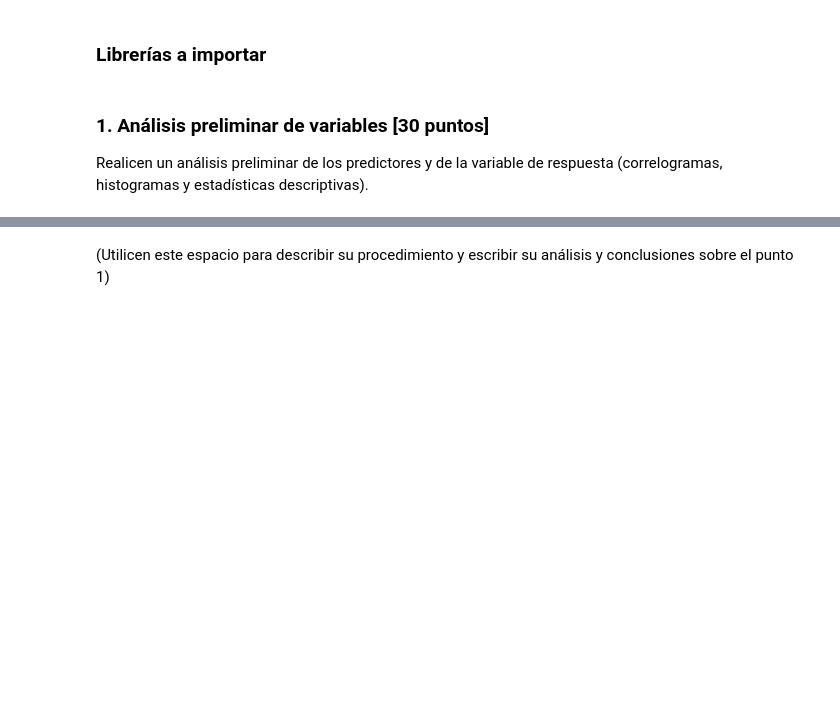
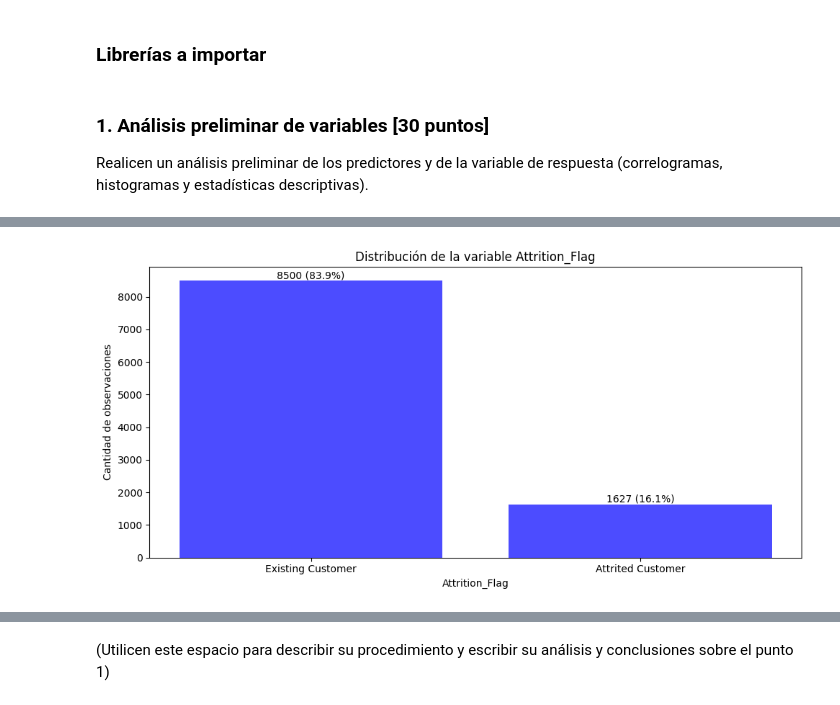
Before and after one commit to molinamarriott/DL-mlp, a Jupyter notebook: S2TCPEP2.ipynb, the cells around one changed output, grey strips where cells are left out. Drawn from its saved outputs; the diff is of its cells as text; code cells hidden in the pictures; blank space fills up the shorter version.

```diff
--- a/S2TCPEP2.ipynb
+++ b/S2TCPEP2.ipynb
@@ -56,3 +73,10 @@ from math import exp
 Realicen un análisis preliminar de los predictores y de la variable de respuesta (correlogramas, histogramas y estadísticas descriptivas).
 # %%
 # Utilicen este espacio para escribir los códigos del procedimiento del punto 1 ####
+
+df = pd.read_csv('BankChurners.csv')
+
+df = df.drop(columns=['Naive_Bayes_Classifier_Attrition_Flag_Card_Category_Contacts_Count_12_mon_Dependent_count_Education_Level_Months_Inactive_12_mon_1',
+                      'Naive_Bayes_Classifier_Attrition_Flag_Card_Category_Contacts_Count_12_mon_Dependent_count_Education_Level_Months_Inactive_12_mon_2'])
+
+df.dtypes
@@ -58,0 +101,29 @@ Realicen un análisis preliminar de los predictores y de la variable de respuest
+# %%
+import matplotlib.pyplot as plt
+
+# Contamos la frecuencia de cada clase
+counts = df['Attrition_Flag'].value_counts()
+labels = counts.index
+total = counts.sum()
+
+
+plt.figure(figsize=(10, 5))
+bars = plt.bar(labels, counts.values, color='blue', alpha=0.7)
+
+
+plt.title('Distribución de la variable Attrition_Flag')
+plt.xlabel('Attrition_Flag')
+plt.ylabel('Cantidad de observaciones')
+
+
+for bar, count in zip(bars, counts.values):
+    porcentaje = count / total * 100
+    plt.text(bar.get_x() + bar.get_width()/2,
+             bar.get_height(),
+             f'{count} ({porcentaje:.1f}%)',
+             ha='center', va='bottom', fontsize=10)
+
+plt.tight_layout()
+plt.show()
+# %% [output]
+[figure, added]
```
Also changed, not shown: parts of 18 cells of this notebook.
